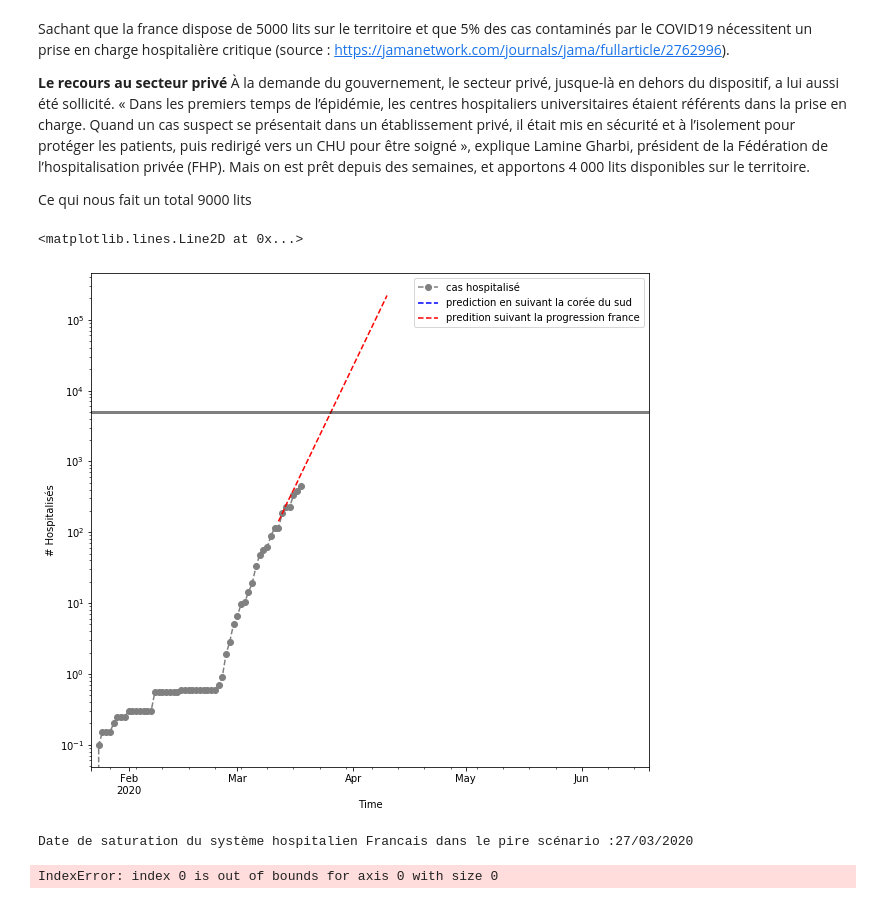
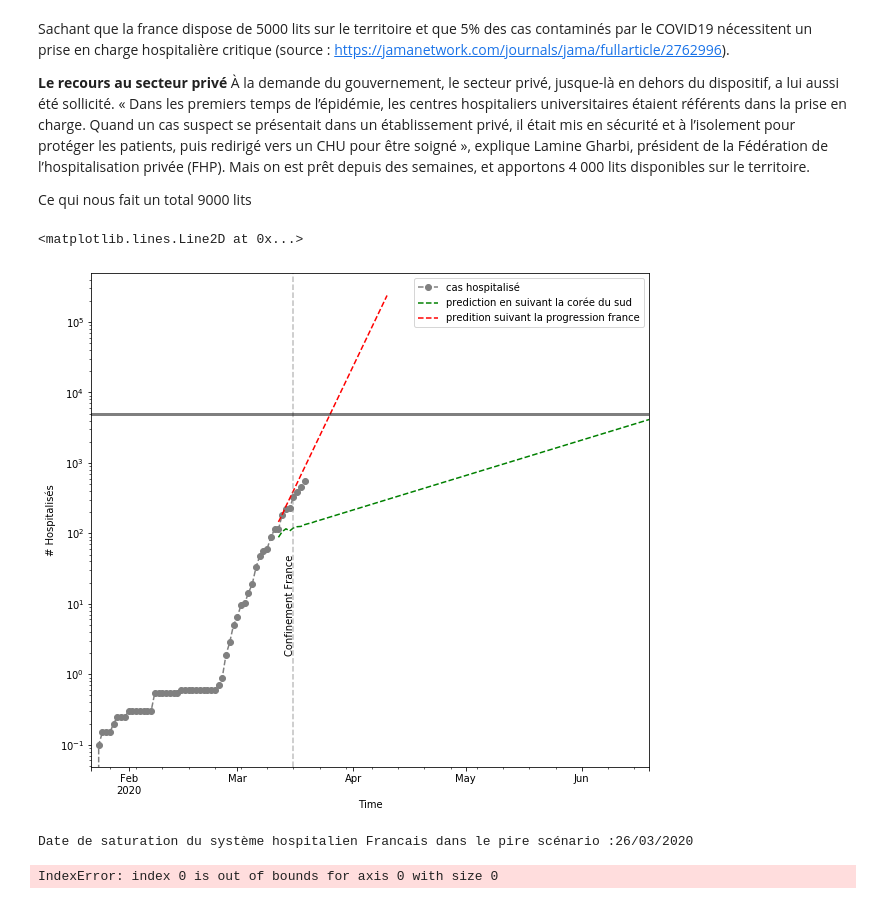
Before and after one commit to AmineDiro/Prediction-COVID19-France-, a Jupyter notebook: Prediction_saturation.ipynb, the cells around one changed output. Cells and saved outputs as stored; diff of their text form; code cells hidden in the pictures.

Commit message:
adding confinement France

```diff
--- a/Prediction_saturation.ipynb
+++ b/Prediction_saturation.ipynb
@@ -209,21 +225,23 @@ Ceci s'explique par le manque de tests généralisés en France.
 # %% [markdown]
 ## Temps pour doubler
 # %%
-dates = [] index =[]
-serie = ts_confirmed_new[ts_confirmed_new["Country/Region"] == "France"].sum()[4:]   serie.index = pd.to_datetime(serie.index)
-serie=serie['2020-02-24':]
+dates = []
+index = []
+serie = ts_confirmed_new[ts_confirmed_new["Country/Region"] == "France"].sum()[4:]
+serie.index = pd.to_datetime(serie.index)
+serie = serie["2020-02-24":]
 
-for      i in range(len(serie)-2):
-    j = i+1
-    while (j < len(serie)-1) & (serie[j] < 2*serie[i]) :
+for i in range(len(serie) - 2):
+    j = i + 1
+    while (j < len(serie) - 1) & (serie[j] < 2 * serie[i]):
         j += 1
 
-    if (j <= len(serie)-1) & (serie[j] >= 2 *serie[i]) :
+    if (j <= len(serie) - 1) & (serie[j] >= 2 * serie[i]):
         dates.append((serie.index[j] - serie.index[i]).days)
         index.append(serie.index[i])
 
 fig, ax = plt.subplots()
-plt.stem(pd.Series(data=dates,index=index),use_line_collection=True)
+plt.stem(pd.Series(data=dates, index=index), use_line_collection=True)
 ax.axhline(y=2, linewidth=3, color="black", alpha=0.5)
 # %% [output]
 <matplotlib.lines.Line2D at 0x...>
@@ -509,19 +541,25 @@ hosp_ks = serie30.apply(lambda x: x * 0.05)
 # %%
 fig = plt.figure(figsize=(10, 20))
 ax = fig.add_subplot(2, 1, 1)
 ax.set_yscale("log")
 
 hosp.plot(ax=ax, c="grey", marker ='o',linestyle="--", label="cas hospitalisé")
-hosp_ks.plot(ax=ax, c="blue", linestyle="--", label="prediction en suivant la corée du sud")
+hosp_ks.plot(ax=ax, c="green", linestyle="--", label="prediction en suivant la corée du sud")
 hosp_france.plot(ax=ax, c="red", linestyle="--", label="predition suivant la progression france")
 
+ax.axvline(x='2020-03-16',color='gray',linestyle='--',alpha=0.5)
+plt.text("2020-03-15", 50, 'Confinement France',
+         rotation=90,
+         horizontalalignment='center',
+         verticalalignment='top',
+         multialignment='center')
 ax.set_ylabel("# Hospitalisés")
 ax.set_xlabel("Time")
 ax.legend(loc="best")
 ax.axhline(y=5000, linewidth=3, color="black", alpha=0.5)
 # %% [output]
 <matplotlib.lines.Line2D at 0x...>
-[figure, old version]
+[figure, new version]
 # %%
 print(
     "Date de saturation du système hospitalien Francais dans le pire scénario :"
@@ -532,5 +570,5 @@ print(
     + hosp_ks.where(hosp_ks >= 5000).dropna().index[0].strftime("%d/%m/%Y")
 )
 # %% [output]
-Date de saturation du système hospitalien Francais dans le pire scénario :27/03/2020
+Date de saturation du système hospitalien Francais dans le pire scénario :26/03/2020
 IndexError: index 0 is out of bounds for axis 0 with size 0
```
Also changed, not shown: parts of 15 cells of this notebook.
